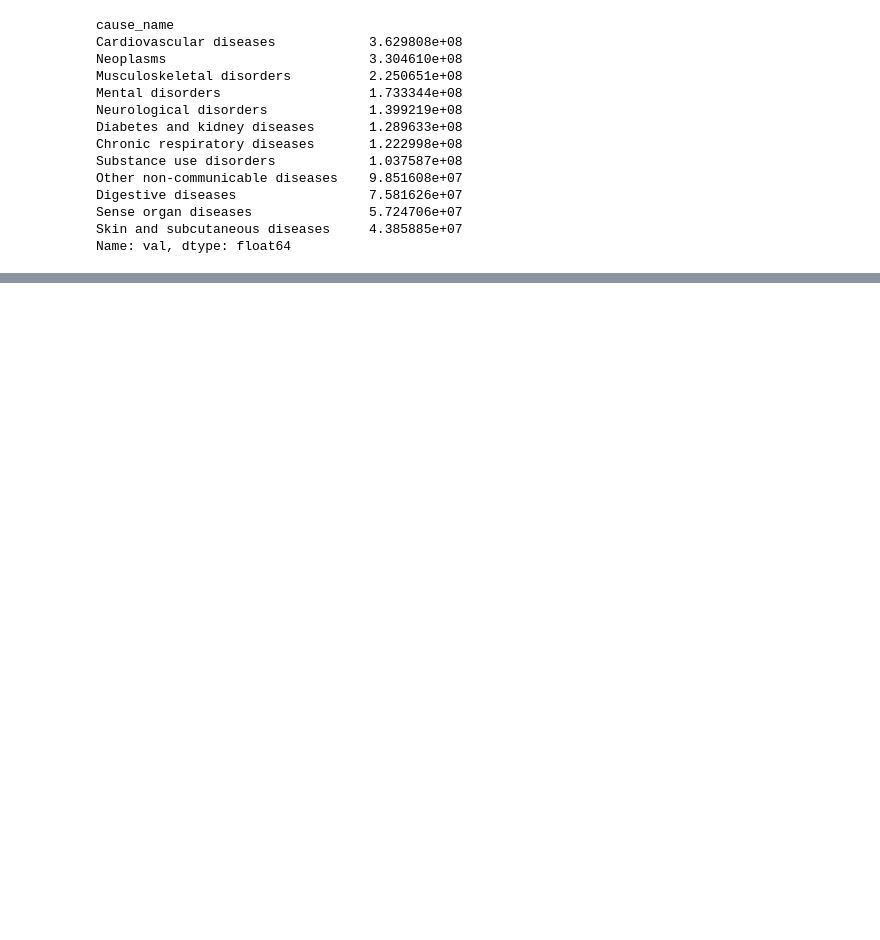
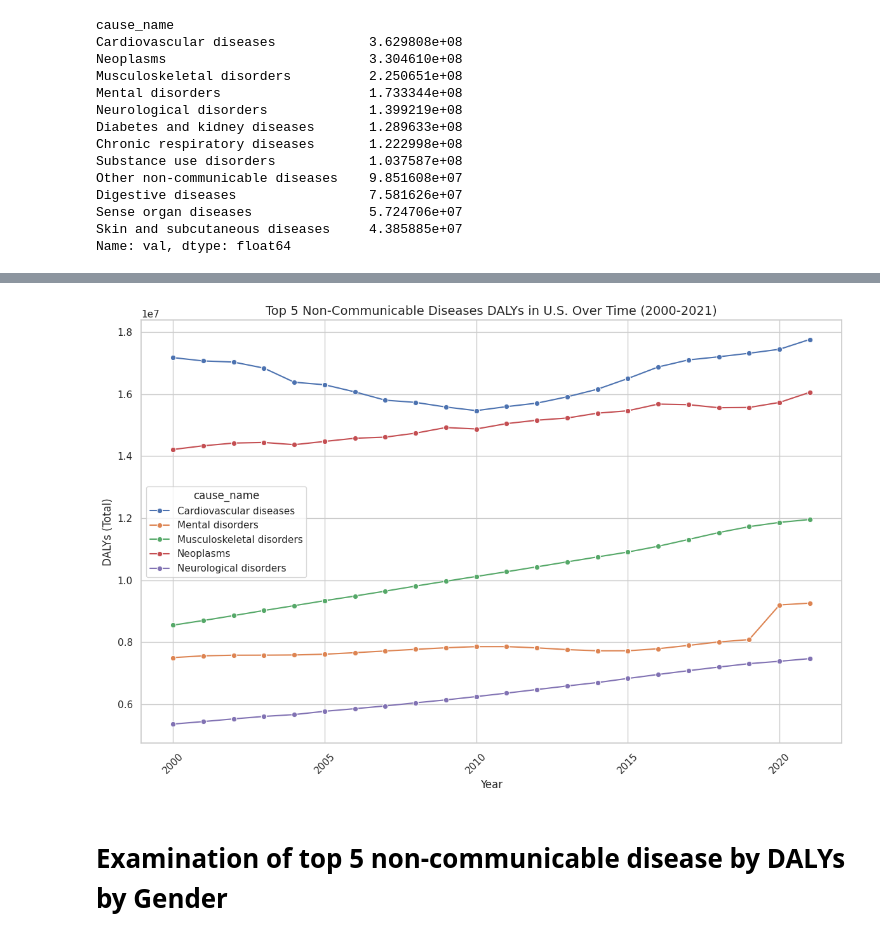
Before and after one commit to atoothman/DATA-70500, a Jupyter notebook: DATA_70500_Toothman_NonCommunicable_Diseases.ipynb, the cells around one changed output, grey strips where cells are left out. Saved outputs shown, nothing was run; the diff lists cells and outputs as text; code cells hidden in the pictures; blank space fills up the shorter version.

```diff
--- a/DATA_70500_Toothman_NonCommunicable_Diseases.ipynb
+++ b/DATA_70500_Toothman_NonCommunicable_Diseases.ipynb
@@ -145,0 +148,17 @@ Passing `palette` without assigning `hue` is deprecated and will be removed in v
+# %%
+# Filter Data for top 5 ncd
+# List of the top 5 diseases
+top_5_diseases_list = [
+    'Cardiovascular diseases',
+    'Neoplasms',
+    'Musculoskeletal disorders',
+    'Mental disorders',
+    'Neurological disorders'
+]
+# %%
+# Filter the data to include only the top 5 diseases
+top_5_data = filtered_ncd_both[filtered_ncd_both['cause_name'].isin(top_5_diseases_list)]
+# %%
+# Group by 'year' and 'cause_name', then sum the 'val' (DALYs)
+top_5_yearly = top_5_data.groupby(['year', 'cause_name'])['val'].sum().reset_index()
+print(top_5_yearly)
@@ -145,0 +180,21 @@ Passing `palette` without assigning `hue` is deprecated and will be removed in v
+# %%
+# Set the style for the plot
+sns.set(style="whitegrid")
+
+# Create a line plot to show DALYs over time for the top 5 diseases
+plt.figure(figsize=(12, 8))
+sns.lineplot(data=top_5_yearly, x='year', y='val', hue='cause_name', marker='o')
+
+# Add titles and labels
+plt.title('Top 5 Non-Communicable Diseases DALYs in U.S. Over Time (2000-2021)', fontsize=14)
+plt.xlabel('Year', fontsize=12)
+plt.ylabel('DALYs (Total)', fontsize=12)
+
+# Show the plot
+plt.xticks(rotation=45)
+plt.tight_layout()
+plt.show()
+# %% [output]
+[figure, added]
+# %% [markdown]
+# Examination of top 5 non-communicable disease by DALYs by Gender
```
Also changed, not shown: parts of 13 cells of this notebook.
